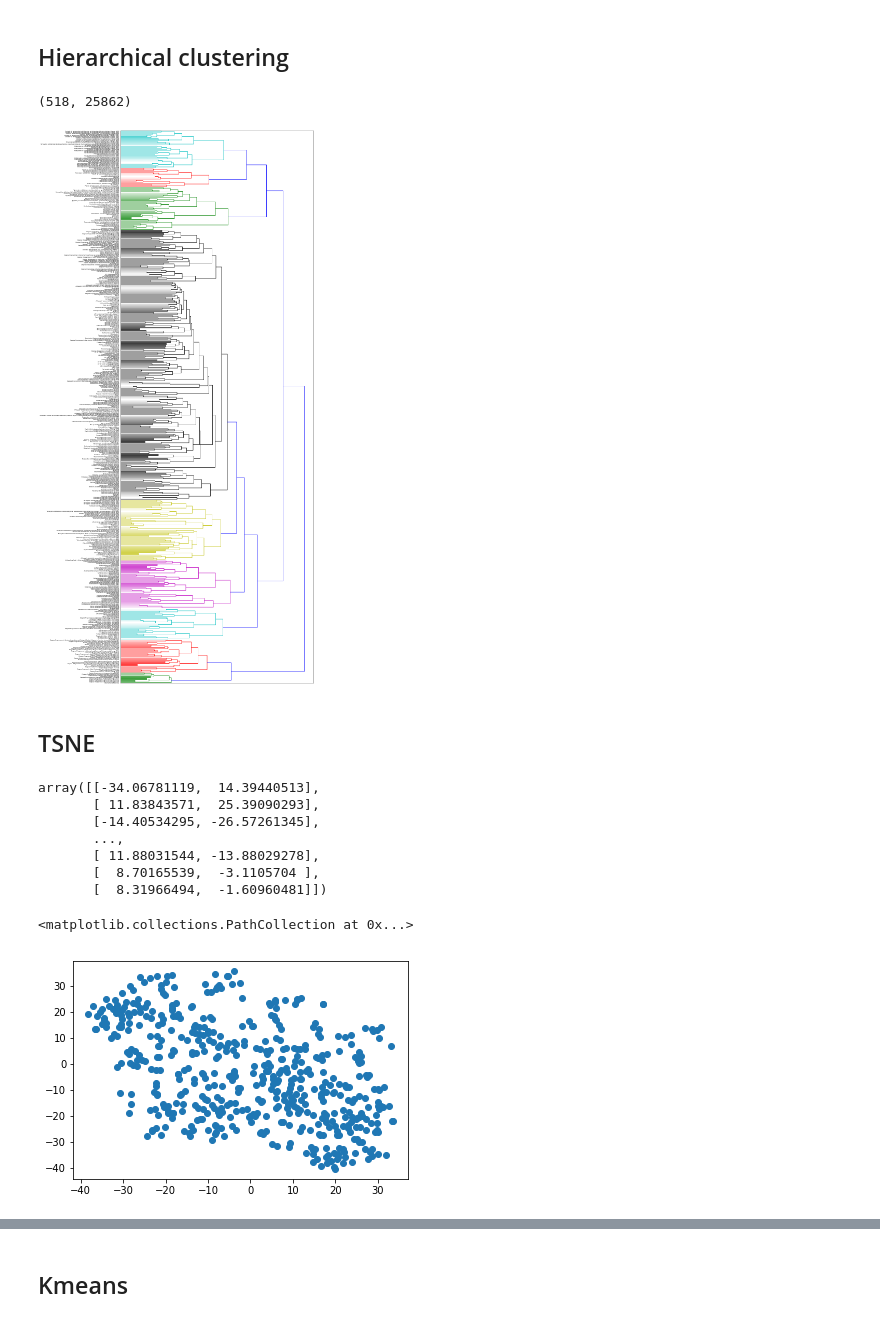
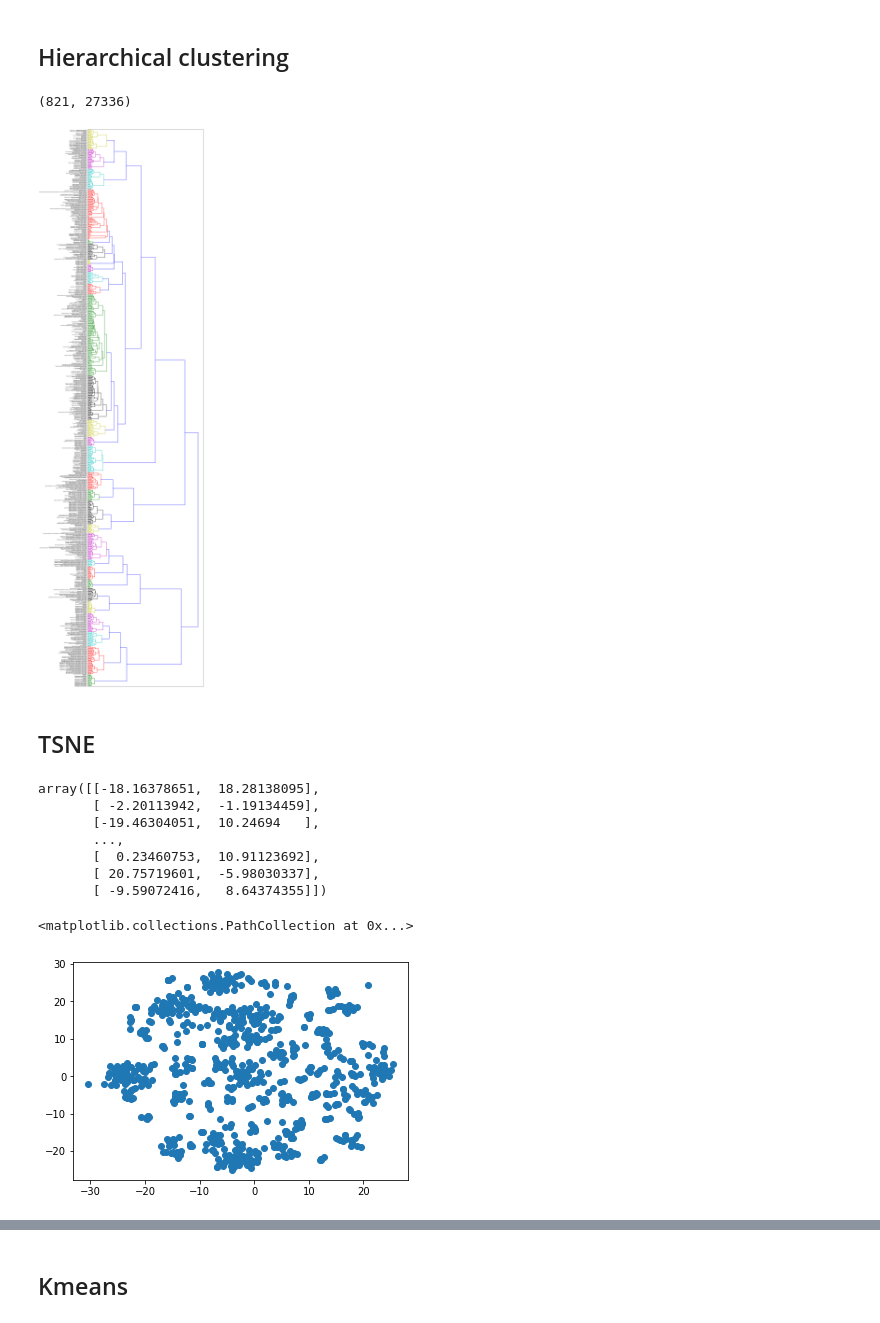
Before and after one commit to arimbr/theseus, a Jupyter notebook: analyze/Clustering thesis.ipynb, the cells around one changed output, grey strips where cells are left out. Drawn from its saved outputs; the diff is of its cells as text; code cells hidden in the pictures.

Commit message:
update clustering

```diff
--- a/analyze/Clustering thesis.ipynb
+++ b/analyze/Clustering thesis.ipynb
@@ -136,14 +136,23 @@ import numpy as np
 # %%
 df["degree"] = df["degrees"].apply(lambda x: x[0] if len(x)>0 else "")
 df["university"] = df["universities"].apply(lambda x: x[0] if len(x)>0 else "")
-#df["collection"] = df["collections"].apply(lambda x: filter(lambda x: "col" in x, x)).apply(lambda x: x[0] if len(x)>0 else "")
-#df["community"] = df["collections"].apply(lambda x: filter(lambda x: "com" in x, x)).apply(lambda x: x[0] if len(x)>0 else "")
+df["collection"] = df["collections"].apply(lambda x: filter(lambda x: "col" in x, x)).apply(lambda x: x[0] if len(x)>0 else "")
+df["community"] = df["collections"].apply(lambda x: filter(lambda x: "com" in x, x)).apply(lambda x: x[0] if len(x)>0 else "")
+# BUG: collection col_10024_79818 has two degrees associated Sosiaalialan tutkinto-ohjelma, perheiden hyvin..., Terveyden edistämisen tutkinto-ohjelma (Ylempi...
+# %%
+# Create mapping between codes and names, because we can only aggregate lits by one column, so we use collection
+# and we join after to add the degree and university
+collection_degree_map = pd.DataFrame(df.groupby(["collection", "degree"]).groups.keys(), columns=["collection", "degree"])
+collection_university_map = pd.DataFrame(df.groupby(["collection", "university"]).groups.keys(), columns=["collection", "university"])
 # %%
-temp = pd.DataFrame(df.groupby(["degree"])["topics"].sum(), columns=["topics"]).reset_index()
+temp = pd.DataFrame(df.groupby(["collection"])["topics"].sum(), columns=["topics"]).reset_index()
 temp['topics'] = temp['topics'].apply(lambda topics: " ".join(topics))
 temp['n_topics'] = temp['topics'].apply(len)
+temp['n_theses'] = df.groupby(["collection"]).size().values
 topics = temp[temp['n_topics'] > 1000]
+topics = topics.merge(collection_degree_map).merge(collection_university_map)
 top = topics['topics']
+# Unfortunately Pandas does not allow to reduce list properly https://github.com/pandas-dev/pandas/issues/4293
 # TODO: use custom vocabulary not to split multi word topics
 # Could also use DictVectorizer to dictionary with counts
 # %%
@@ -153,30 +162,30 @@ m = tfidf.fit_transform(top.values)
 # %%
 m.shape
 # %% [output]
-(518, 25862)
+(821, 27336)
 # %%
 d = pairwise_distances(m, metric='cosine')
 # %%
 from scipy.cluster.hierarchy import ward, complete, single, weighted, centroid, median, dendrogram
 #https://docs.scipy.org/doc/scipy/reference/cluster.hierarchy.html#module-scipy.cluster.hierarchy
 # http://brandonrose.org/clustering
 
-linkage_matrix = complete(d) #define the linkage_matrix using ward clustering pre-computed distances
+linkage_matrix = ward(d) #define the linkage_matrix using ward clustering pre-computed distances
 
-fig, ax = plt.subplots(figsize=(15, 30)) # set size
-ax = dendrogram(linkage_matrix, color_threshold=3, orientation="right", labels=topics['degree'].values, show_leaf_counts=True);
+fig, ax = plt.subplots(figsize=(15, 50)) # set size
+ax = dendrogram(linkage_matrix, color_threshold=6, orientation="right", labels=topics['degree'].values, show_leaf_counts=True);
 
 plt.tick_params(\
     axis= 'x',          # changes apply to the x-axis
     which='both',      # both major and minor ticks are affected
     bottom='off',      # ticks along the bottom edge are off
     top='off',         # ticks along the top edge are off
     labelbottom='off')
 
 plt.tight_layout() #show plot with tight layout
 plt.savefig('temp.pdf', format='pdf')
 # %% [output]
-[figure, old version]
+[figure, new version]
 # %%
 #m = MultiLabelBinarizer(sparse_output=True).fit_transform(df["topics"])
 # %% [markdown]
@@ -191,15 +200,15 @@ tsne = TSNE()
 #cap_to_zero = np.vectorize(lambda x: 0 if x < 0 else x)
 tsne.fit_transform(m.toarray())
 # %% [output]
-array([[-34.06781119,  14.39440513],
-       [ 11.83843571,  25.39090293],
-       [-14.40534295, -26.57261345],
+array([[-18.16378651,  18.28138095],
+       [ -2.20113942,  -1.19134459],
+       [-19.46304051,  10.24694   ],
        ...,
-       [ 11.88031544, -13.88029278],
-       [  8.70165539,  -3.1105704 ],
-       [  8.31966494,  -1.60960481]])
+       [  0.23460753,  10.91123692],
+       [ 20.75719601,  -5.98030337],
+       [ -9.59072416,   8.64374355]])
 # %%
 plt.scatter(tsne.embedding_[:, 0], tsne.embedding_[:, 1])
 # %% [output]
 <matplotlib.collections.PathCollection at 0x...>
-[figure, old version]
+[figure, new version]
```
Also changed, not shown: parts of 7 cells of this notebook.
